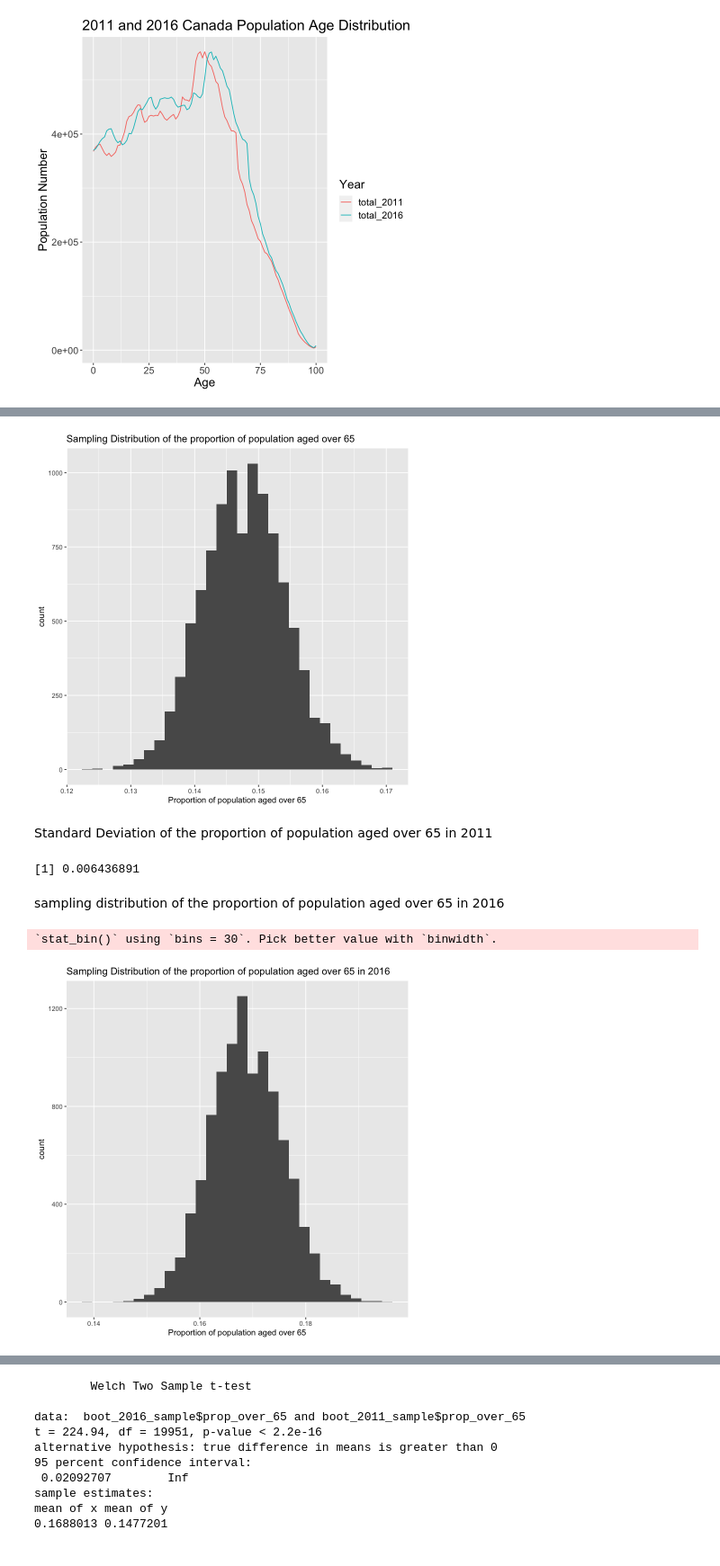
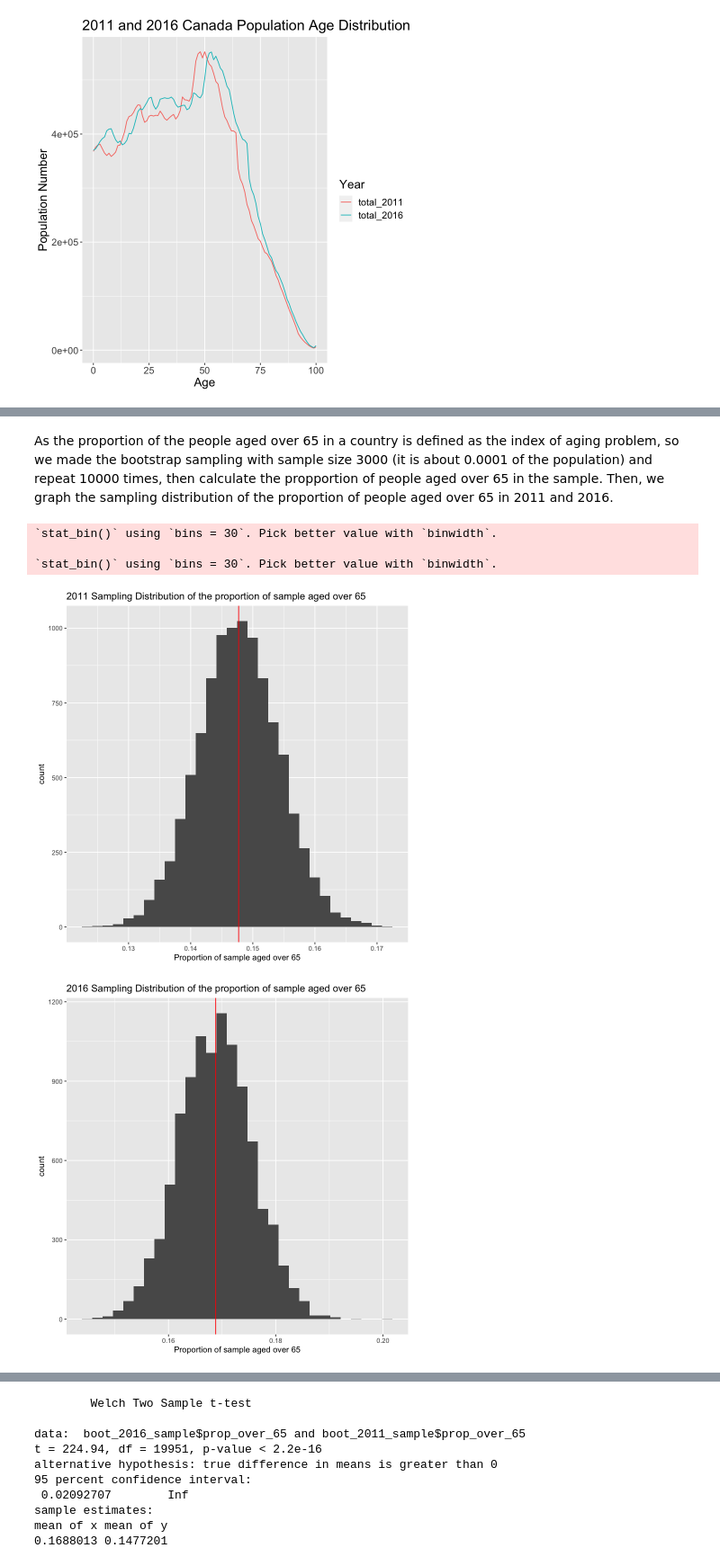
Before and after one commit to felixmachaoran/Age_Distibution, a Jupyter notebook: proposal.ipynb, the cells around one changed output, grey strips where cells are left out. Shown at 90% size. Drawn from its saved outputs; the diff is of its cells as text; code cells hidden in the pictures.

```diff
--- a/proposal.ipynb
+++ b/proposal.ipynb
@@ -96,7 +76,7 @@ combined_new <- combined_dat%>%
                              names_to="year")
 obs_2016<- tibble(obs_2016=rep(0:100, dat_2016$total))
 obs_2011<- tibble(obs_2011=c(rep(0:100, dat_2011$total), rep(NA, 1675085)))
-obs_2011_noNA <- tibble(obs_2011_noNA,rep(0:100, dat_2011$total))
+obs_2011_noNA <- tibble(obs_2011_noNA=rep(0:100, dat_2011$total))
 obs <- tibble(obs_2011, obs_2016)
 obs_new <- obs %>%
            pivot_longer(cols= everything(),
@@ -183,31 +112,32 @@ sample2 <- rep_sample_n(obs_2011_noNA, size=3000, replace = FALSE, rep=10000) %>
-# %%
-sample2_dist <- sample2 %>%
-                ggplot(aes(x = prop_over_65)) +
-                geom_histogram(bins=30) +
-                xlab("Proportion of population aged over 65") +
-                ggtitle("Sampling Distribution of the proportion of population aged over 65")
-sample2_dist
-# %% [output]
-[figure, removed]
-# %% [markdown]
-Standard Deviation of the proportion of population aged over 65 in 2011
-# %%
-sd(sample2$prop_over_65)
-# %% [output]
-[1] 0.006436891
-# %% [markdown]
-sampling distribution of the proportion of population aged over 65 in 2016
+# %% [markdown]
+As the proportion of the people aged over 65 in a country is defined as the index of aging problem, so we made the bootstrap sampling with sample size 3000 (it is about 0.0001 of the population) and repeat 10000 times, then calculate the propportion of people aged over 65 in the sample. Then, we graph the sampling distribution of the proportion of people aged over 65 in 2011 and 2016.
 # %%
+### bootstrap 2011
 set.seed(123)
-sample4 <- rep_sample_n(obs_2016, size=3000, replace = FALSE, rep=10000) %>%
-           group_by(replicate) %>%
-           summarise(prop_over_65 = mean(obs_2016>=65))
-sample4_dist <- sample4%>%
+boot_2011_sample <- rep_sample_n(obs_2011_noNA, size=3000, replace = TRUE, rep=10000) %>%
+                    group_by(replicate) %>%
+                    summarise(prop_over_65 = mean(obs_2011_noNA >=65))
+boot_2011_dist <- boot_2011_sample %>%
                 ggplot(aes(x = prop_over_65)) +
                 geom_histogram() +
-                xlab("Proportion of population aged over 65") +
-                ggtitle("Sampling Distribution of the proportion of population aged over 65 in 2016")
-sample4_dist
+                xlab("Proportion of sample aged over 65") +
+                ggtitle("2011 Sampling Distribution of the proportion of sample aged over 65")+
+                geom_vline(xintercept=mean(boot_2011_sample$prop_over_65), col="red")
+boot_2011_dist
+### bootstrap 2016
+boot_2016_sample <- rep_sample_n(obs_2016, size=3000, replace = TRUE, rep=10000) %>%
+                    group_by(replicate) %>%
+                    summarise(prop_over_65 = mean(obs_2016 >=65))
+boot_2016_dist <- boot_2016_sample %>%
+                ggplot(aes(x = prop_over_65)) +
+                geom_histogram() +
+                xlab("Proportion of sample aged over 65") +
+                ggtitle("2016 Sampling Distribution of the proportion of sample aged over 65")+
+                geom_vline(xintercept=mean(boot_2016_sample$prop_over_65), col="red")
+boot_2016_dist
 # %% [output]
 `stat_bin()` using `bins = 30`. Pick better value with `binwidth`.
+
+`stat_bin()` using `bins = 30`. Pick better value with `binwidth`.
-[figure, old version]
+[figure, new version]
+[figure, added]
```
Also changed, not shown: parts of 33 cells of this notebook.
